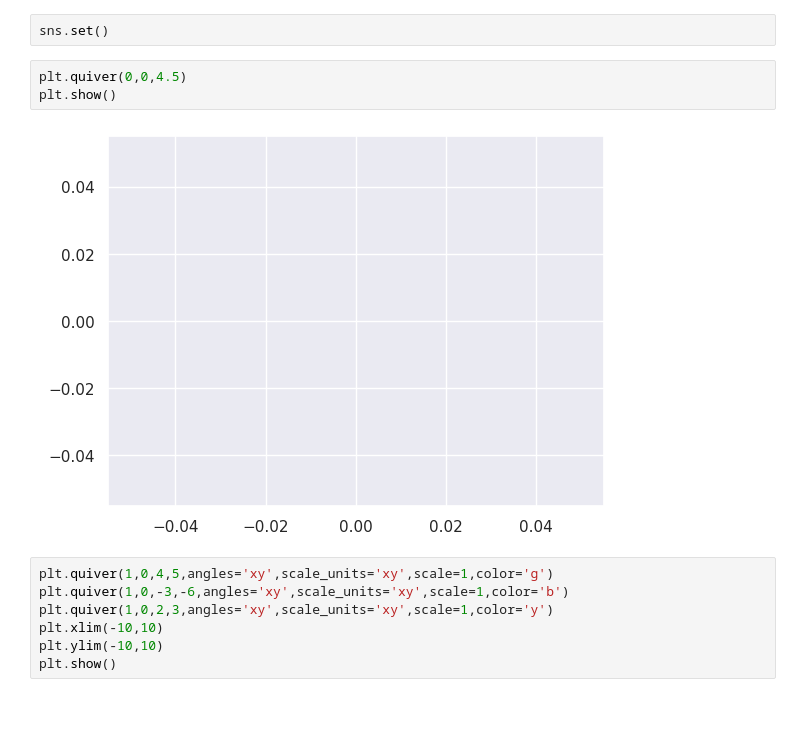
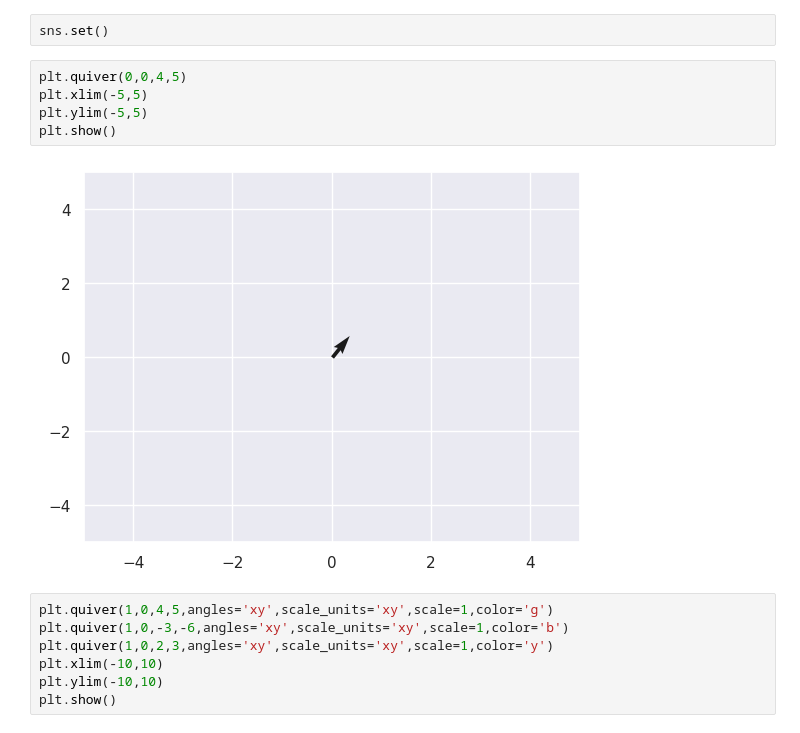
Before and after one commit to Meigi09/data-science-journey, a Jupyter notebook: vector.ipynb, the cells around one changed output. Saved outputs shown, nothing was run; the diff lists cells and outputs as text.

```diff
--- a/vector.ipynb
+++ b/vector.ipynb
@@ -5,10 +5,12 @@ import seaborn as sns
 # %%
 sns.set()
 # %%
-plt.quiver(0,0,4.5)
+plt.quiver(0,0,4,5)
+plt.xlim(-5,5)
+plt.ylim(-5,5)
 plt.show()
 # %% [output]
-[figure, old version]
+[figure, new version]
 # %%
 plt.quiver(1,0,4,5,angles='xy',scale_units='xy',scale=1,color='g')
 plt.quiver(1,0,-3,-6,angles='xy',scale_units='xy',scale=1,color='b')
```
Also changed, not shown: parts of 3 cells of this notebook.
